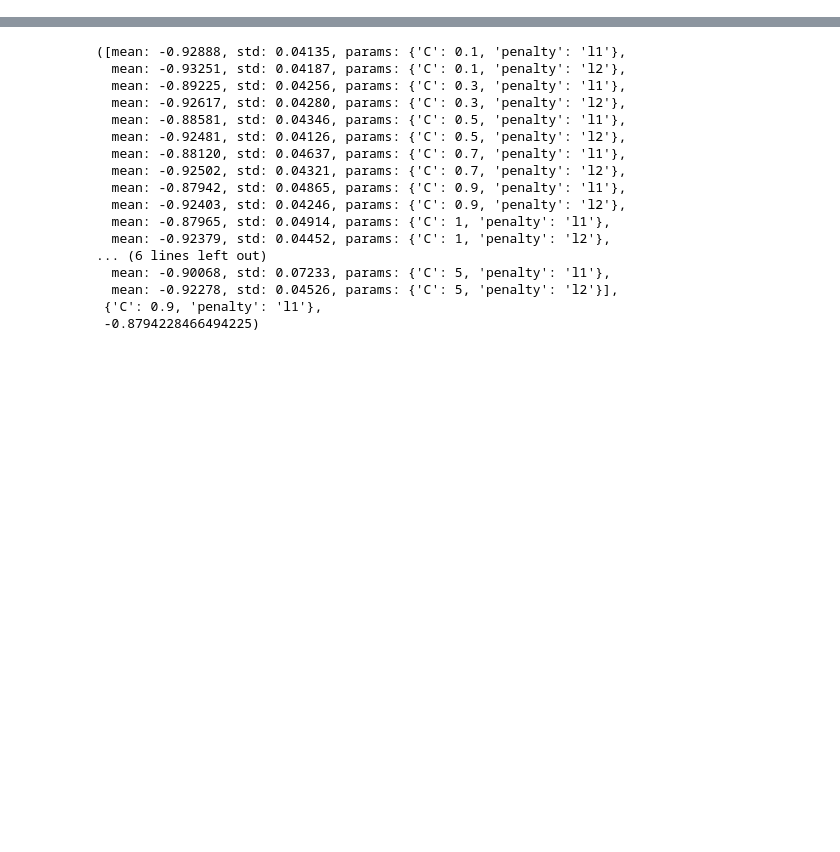
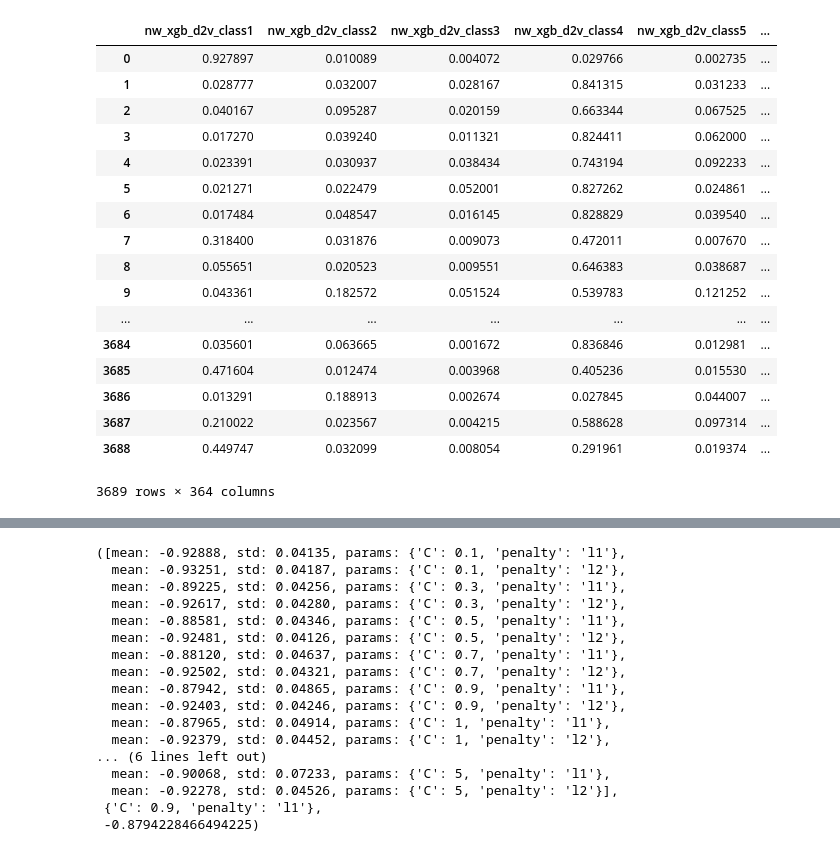
Before and after one commit to Sorelz/Kaggle_MSK, a Jupyter notebook: stacking/nw_stacking.ipynb, the cells around one changed output, grey strips where cells are left out. Cells and saved outputs as stored; diff of their text form; code cells hidden in the pictures; blank space fills up the shorter version.

```diff
--- a/stacking/nw_stacking.ipynb
+++ b/stacking/nw_stacking.ipynb
@@ -77,3 +79,35 @@ X_test=np.array(stack_test_1.drop("ID",axis=1))
+# %%
+magic_feat_all=pd.read_csv("../l2_meta_features/all_molecular_functions.csv")
+magic_feat_all=magic_feat_all.drop(["Class","Gene","ID","Variation"],axis=1)
+magic_train_all=magic_feat_all[:len(y)]
+magic_test_all=magic_feat_all[len(y):]
+magic_train_all=magic_train_all.reset_index(drop=True)
+magic_test_all=magic_test_all.reset_index(drop=True)
+stack_train_1_all=pd.concat((stack_train,meta_feat_train,magic_train_all),axis=1)
+stack_test_1_all=pd.concat((stack_test,meta_feat_test,magic_test_all),axis=1)
+X_train_all=np.array(stack_train_1_all.drop("ID",axis=1))
+X_test_all=np.array(stack_test_1_all.drop("ID",axis=1))
+# %%
+stack_train_1_all
+# %% [output]
+|  | nw_xgb_d2v_class1 | nw_xgb_d2v_class2 | nw_xgb_d2v_class3 | nw_xgb_d2v_class4 | nw_xgb_d2v_class5 | ... |
+| 0 | 0.927897 | 0.010089 | 0.004072 | 0.029766 | 0.002735 | ... |
+| 1 | 0.028777 | 0.032007 | 0.028167 | 0.841315 | 0.031233 | ... |
+| 2 | 0.040167 | 0.095287 | 0.020159 | 0.663344 | 0.067525 | ... |
+| 3 | 0.017270 | 0.039240 | 0.011321 | 0.824411 | 0.062000 | ... |
+| 4 | 0.023391 | 0.030937 | 0.038434 | 0.743194 | 0.092233 | ... |
+| 5 | 0.021271 | 0.022479 | 0.052001 | 0.827262 | 0.024861 | ... |
+| 6 | 0.017484 | 0.048547 | 0.016145 | 0.828829 | 0.039540 | ... |
+| 7 | 0.318400 | 0.031876 | 0.009073 | 0.472011 | 0.007670 | ... |
+| 8 | 0.055651 | 0.020523 | 0.009551 | 0.646383 | 0.038687 | ... |
+| 9 | 0.043361 | 0.182572 | 0.051524 | 0.539783 | 0.121252 | ... |
+| ... | ... | ... | ... | ... | ... | ... |
+| 3684 | 0.035601 | 0.063665 | 0.001672 | 0.836846 | 0.012981 | ... |
+| 3685 | 0.471604 | 0.012474 | 0.003968 | 0.405236 | 0.015530 | ... |
+| 3686 | 0.013291 | 0.188913 | 0.002674 | 0.027845 | 0.044007 | ... |
+| 3687 | 0.210022 | 0.023567 | 0.004215 | 0.588628 | 0.097314 | ... |
+| 3688 | 0.449747 | 0.032099 | 0.008054 | 0.291961 | 0.019374 | ... |
+3689 rows × 364 columns
 # %%
 #Ridge vs Lasso searching
 param_test= {
```
Also changed, not shown: parts of 2 cells of this notebook, 6 other files.
